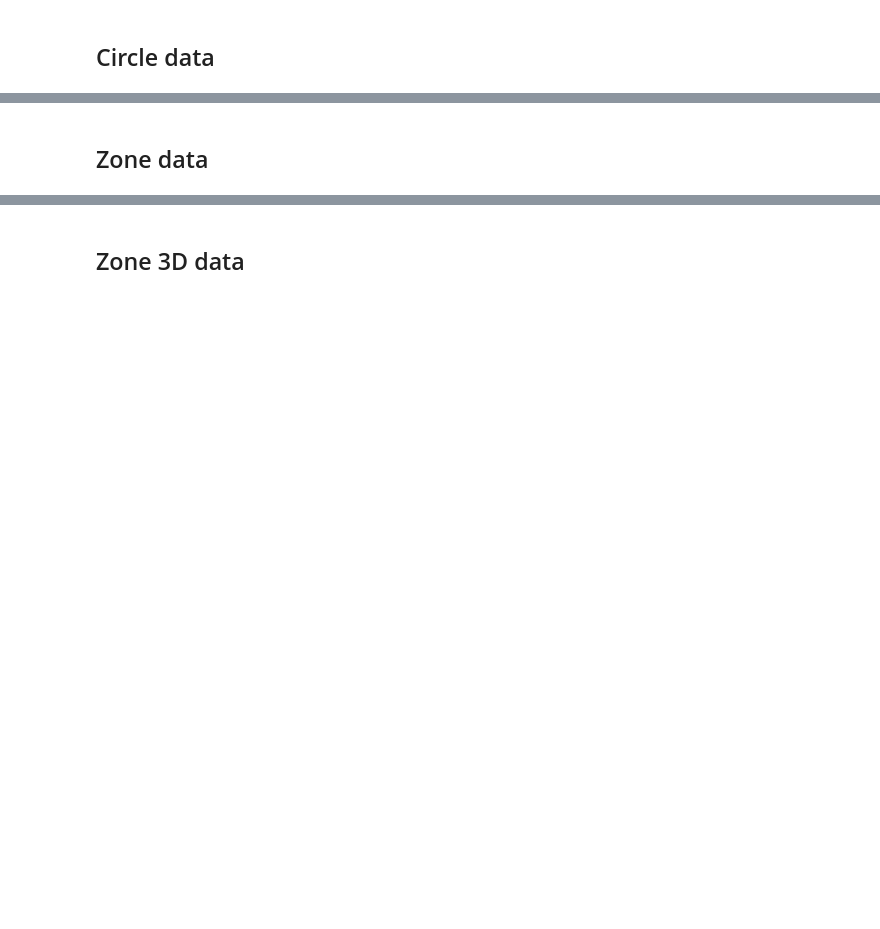
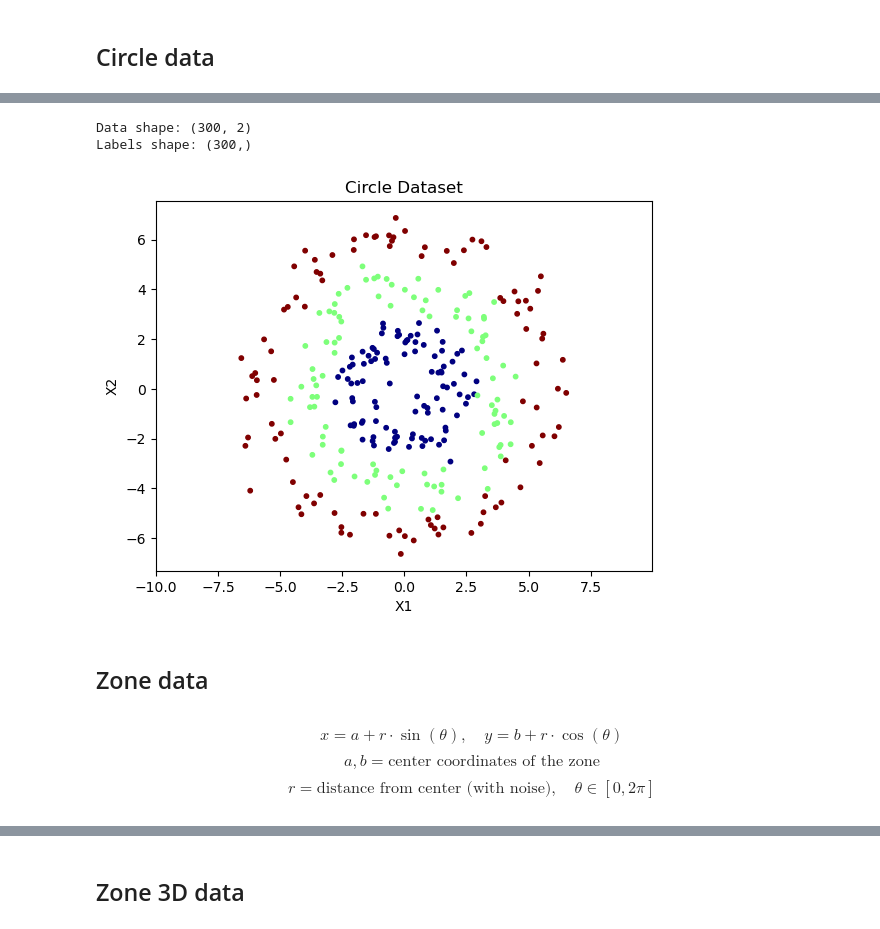
Before and after one commit to honggquan24/ANN, a Jupyter notebook: Code/ANN.ipynb, the cells around one changed output, grey strips where cells are left out. Saved outputs shown, nothing was run; the diff lists cells and outputs as text; code cells hidden in the pictures; blank space fills up the shorter version.

```diff
--- a/Code/ANN.ipynb
+++ b/Code/ANN.ipynb
@@ -54,25 +112,55 @@ class Line:
 # %%
 class Circle:
     def __init__(self, n_points, n_classes, n_dimensions):
-        #generating a randomized data
-        self.N = n_points # number of points per class
-        self.D = n_dimensions # dimension
-        self.K = n_classes # number of classes
-        self.P = np.zeros((self.N*self.K,self.D)) # data matrix (each row = single example)
-        self.L = np.zeros(self.N*self.K, dtype='uint8') # class labels
+        # initializing
+        self.N = n_points  # number of points per class
+        self.D = n_dimensions  # dimension
+        self.K = n_classes  # number of classes
+        self.P = np.zeros((self.N * self.K, self.D))  # data matrix
+        self.L = np.zeros(self.N * self.K, dtype='uint8')  # class labels
         for j in range(self.K):
-            ix = range(self.N*j,self.N*(j+1))
-            r = np.zeros(self.N)
-            for i in range(len(r)):
-                r[i] = (j+1)*2 + np.random.randn(1)*0.5
-            t = np.linspace(0,2*3.1415,self.N)  + np.random.randn(self.N)*0.2 # theta
-            self.P[ix] = np.c_[r*np.sin(t), r*np.cos(t)]
-            self.L[ix] = j
+            ix = range(self.N * j, self.N * (j + 1))
+            r = (j + 1) * 2 + np.random.randn(self.N) * 0.5  # radius with noise
+            t = np.linspace(0, 2 * np.pi, self.N) + np.random.randn(self.N) * 0.2  # theta with noise
+            if self.D == 2:
+                self.P[ix] = np.c_[r * np.sin(t), r * np.cos(t)]
+                self.L[ix] = j  # assign labels
+            else:
+                raise ValueError("Only 2D data is supported in this implementation.")
 
     def generate(self):
-        pass
+        return self.P, self.L
+
+# Example usage
+circle = Circle(n_points=100, n_classes=3, n_dimensions=2)
+X, y = circle.generate()
+
+print("Data shape:", X.shape)  # Data shape: (300, 2)
+print("Labels shape:", y.shape)  # Labels shape: (300,)
+# %% [output]
+Data shape: (300, 2)
+Labels shape: (300,)
+# %%
+plt.scatter(X[:, 0], X[:, 1], c=y, cmap='jet', s=10)
+plt.title("Circle Dataset")
+plt.xlabel("X1")
+plt.ylabel("X2")
+plt.axis('equal')  # Ensure equal scaling
+plt.show()
+# %% [output]
+[figure, added]
 # %% [markdown]
 ## Zone data
+# %% [markdown]
+$$
+x = a + r \cdot \sin(\theta), \quad y = b + r \cdot \cos(\theta)
+$$
+$$
+a, b = \text{center coordinates of the zone}
+$$
+$$
+r = \text{distance from center (with noise)}, \quad \theta \in [0, 2\pi]
+$$
 # %%
 class Zone:
     def __init__(self, n_points, n_classes, n_dimensions):
```
Also changed, not shown: parts of 106 cells of this notebook, 1 other file.
